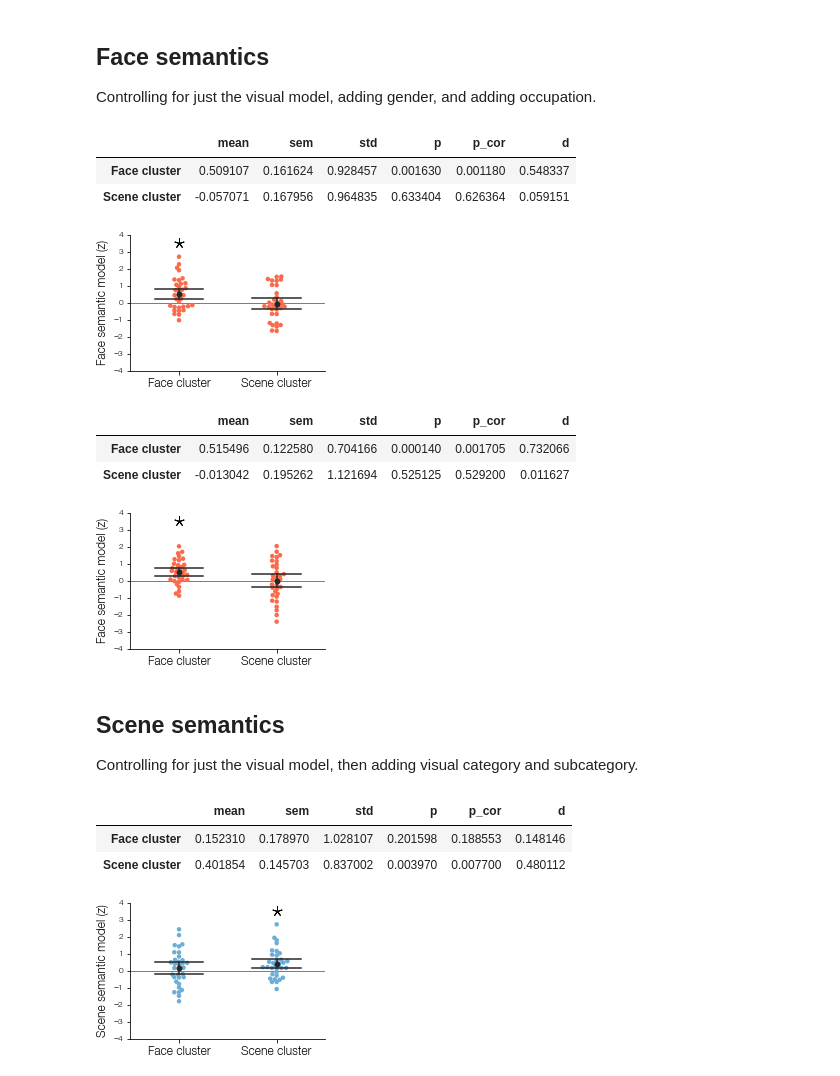
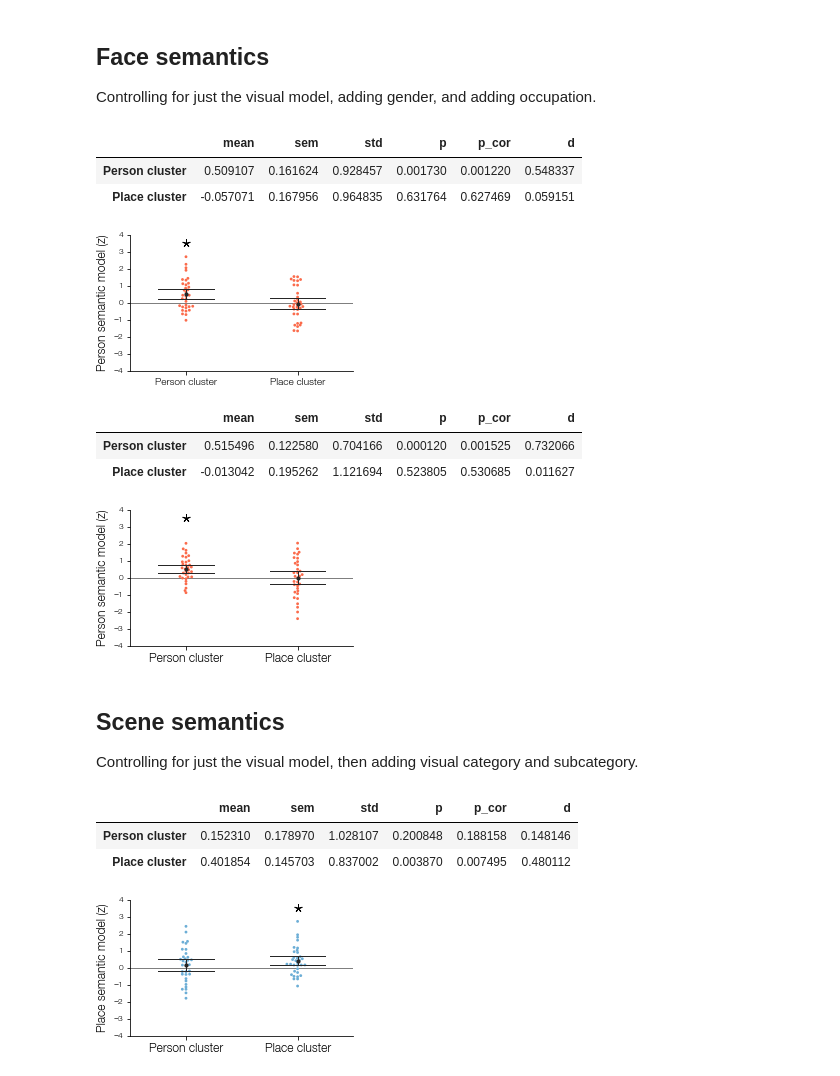
Before and after one commit to prestonlab/wikisim, a Jupyter notebook: jupyter/plot_prsa_use_hip.ipynb, the cells around one changed output. Saved outputs shown, nothing was run; the diff lists cells and outputs as text; code cells hidden in the pictures.

Commit message:
feat: tweaks to plots of rsa results

```diff
--- a/jupyter/plot_prsa_use_hip.ipynb
+++ b/jupyter/plot_prsa_use_hip.ipynb
@@ -15,11 +15,11 @@ if not os.path.exists(fig_dir):
 # controls plot precision; use 1000 for testing, 100000 for final
 opt = {'n_perm': 100000, 'n_boot': 100000,
        'max_offset': 4, 'sig_offset': 3.5}
-figsize = (3.5, 2.5)
+figsize = (4, 2.5)
 
 rois = rsa.define_network(
     ['hmx_use_face_hip_dil2', 'hmx_use_scene_hip_dil2'],
-    ['Face cluster', 'Scene cluster'], [0, 0],
+    ['Person cluster', 'Place cluster'], [0, 0],
     ['cluster1', 'cluster2'], ['cluster1', 'cluster2']
 )
 # %% [markdown]
@@ -45,21 +45,22 @@ fig.savefig(os.path.join(fig_dir, 'prsa_hip_face_sub_use.pdf'))
 sig
 # %% [output]
 |  | mean | sem | std | p | p_cor | d |
-| Face cluster | 0.509107 | 0.161624 | 0.928457 | 0.001630 | 0.001180 | 0.548337 |
-| Scene cluster | -0.057071 | 0.167956 | 0.964835 | 0.633404 | 0.626364 | 0.059151 |
+| Person cluster | 0.509107 | 0.161624 | 0.928457 | 0.001730 | 0.001220 | 0.548337 |
+| Place cluster | -0.057071 | 0.167956 | 0.964835 | 0.631764 | 0.627469 | 0.059151 |
-[figure, old version]
+[figure, new version]
 # %%
 fig, ax = plt.subplots(figsize=figsize)
 sig = figures.plot_zstat_perm(
     zstat_face_hmx_sub_occ_use, 'wiki_use1', 'face', ax=ax, **opt
 )
+ax.tick_params(axis='x', labelsize='large')
 fig.savefig(os.path.join(fig_dir, 'prsa_hip_face_sub_occ_use.pdf'))
 sig
 # %% [output]
 |  | mean | sem | std | p | p_cor | d |
-| Face cluster | 0.515496 | 0.122580 | 0.704166 | 0.000140 | 0.001705 | 0.732066 |
-| Scene cluster | -0.013042 | 0.195262 | 1.121694 | 0.525125 | 0.529200 | 0.011627 |
+| Person cluster | 0.515496 | 0.122580 | 0.704166 | 0.000120 | 0.001525 | 0.732066 |
+| Place cluster | -0.013042 | 0.195262 | 1.121694 | 0.523805 | 0.530685 | 0.011627 |
-[figure, old version]
+[figure, new version]
 # %% [markdown]
 ## Scene semantics
 
@@ -76,10 +77,11 @@ fig, ax = plt.subplots(figsize=figsize)
 sig = figures.plot_zstat_perm(
     zstat_scene_hmx_sub_typ_use, 'wiki_use1', 'scene', ax=ax, **opt
 )
+ax.tick_params(axis='x', labelsize='large')
 fig.savefig(os.path.join(fig_dir, 'prsa_hip_scene_sub_typ_use.pdf'))
 sig
 # %% [output]
 |  | mean | sem | std | p | p_cor | d |
-| Face cluster | 0.152310 | 0.178970 | 1.028107 | 0.201598 | 0.188553 | 0.148146 |
-| Scene cluster | 0.401854 | 0.145703 | 0.837002 | 0.003970 | 0.007700 | 0.480112 |
+| Person cluster | 0.152310 | 0.178970 | 1.028107 | 0.200848 | 0.188158 | 0.148146 |
+| Place cluster | 0.401854 | 0.145703 | 0.837002 | 0.003870 | 0.007495 | 0.480112 |
-[figure, old version]
+[figure, new version]
```
Also changed, not shown: 2 other files.
